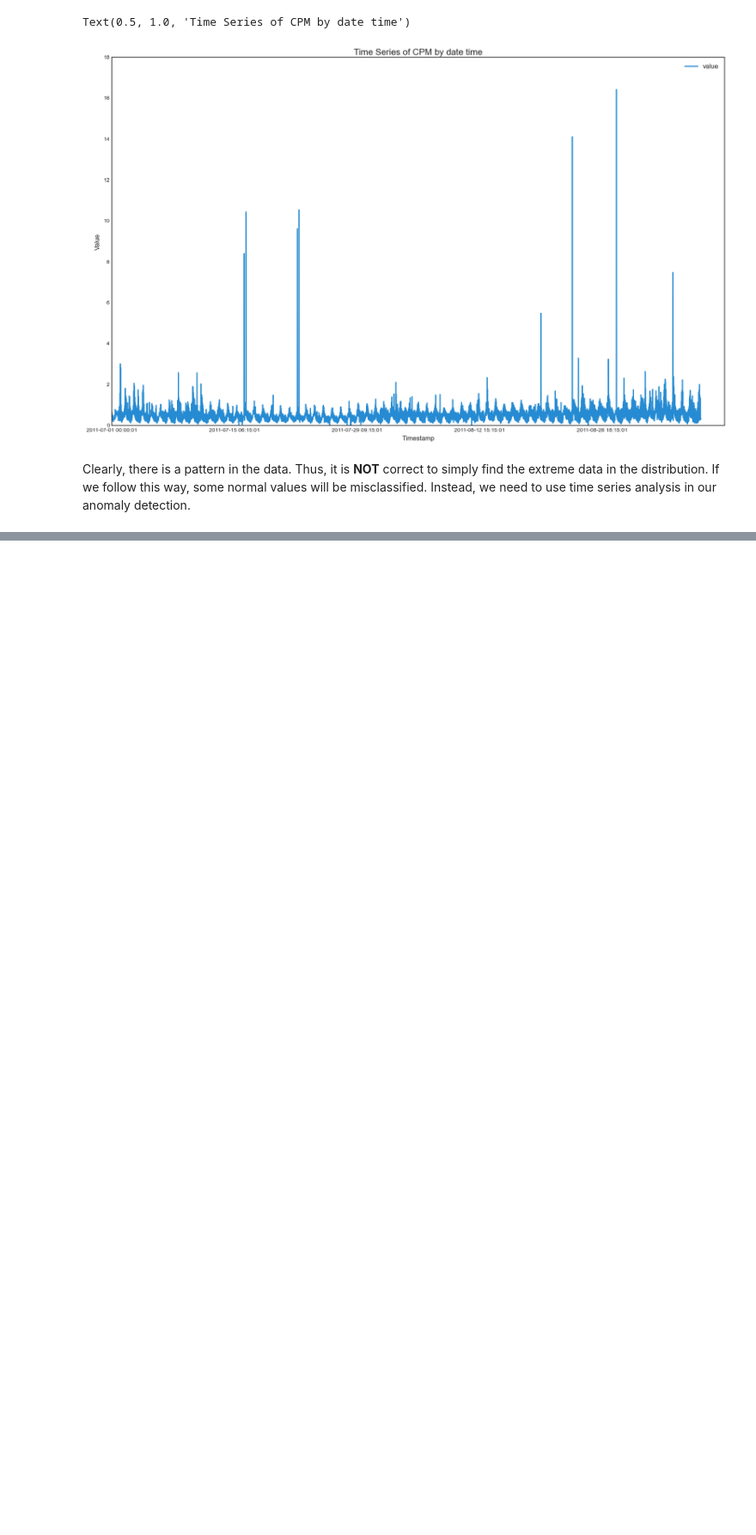
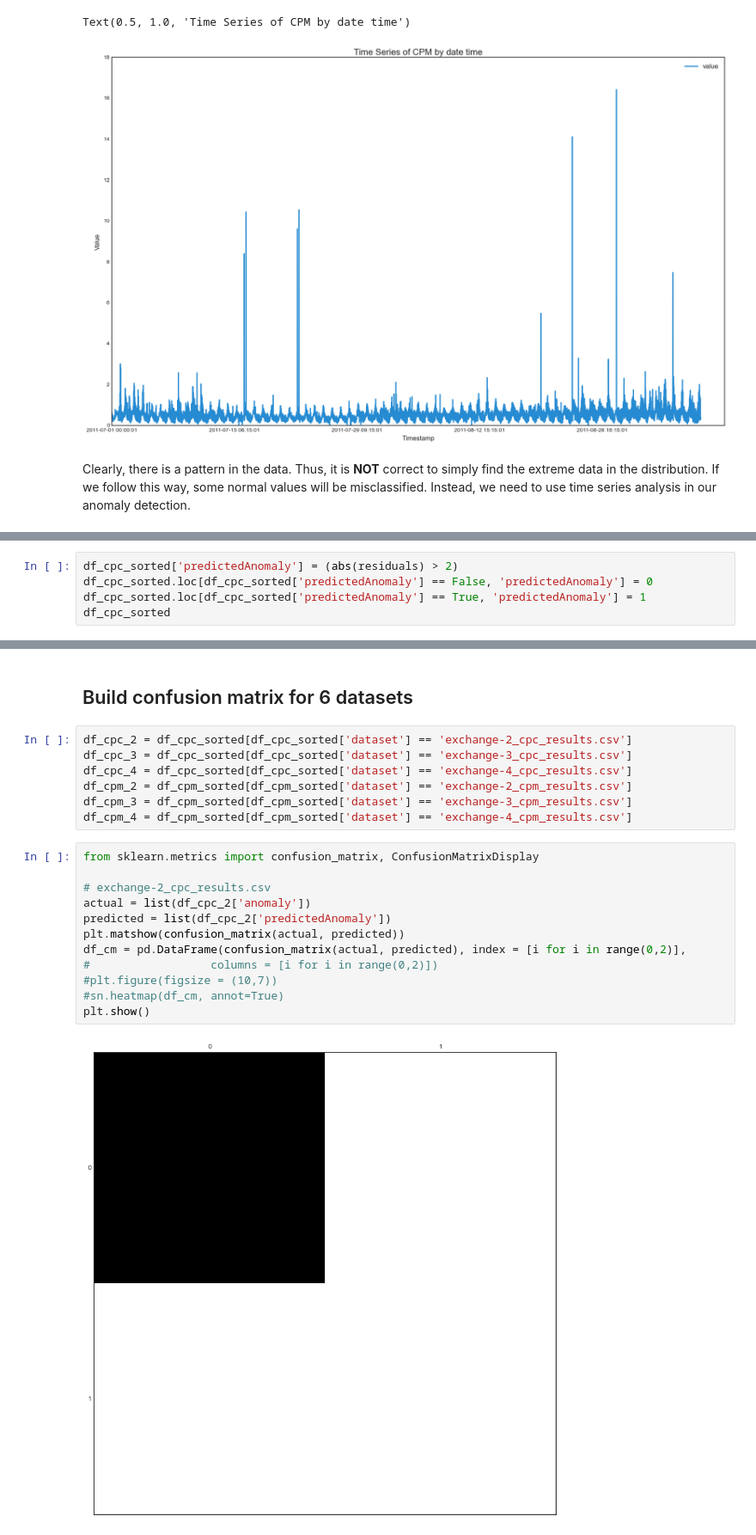
Before and after one commit to zixiaohuang9874/AnamolyDetectionMain, a Jupyter notebook: AnomalyDetectionMain.ipynb, the cells around one changed output, grey strips where cells are left out. Shown: that part at 86% size. Saved outputs shown, nothing was run; the diff lists cells and outputs as text; blank space fills up the shorter version.

Commit message:
With confusion matrices

```diff
--- a/AnomalyDetectionMain.ipynb
+++ b/AnomalyDetectionMain.ipynb
@@ -226,0 +200,5 @@ Length: 4805, dtype: float64
+# %%
+df_cpc_sorted['predictedAnomaly'] = (abs(residuals) > 2)
+df_cpc_sorted.loc[df_cpc_sorted['predictedAnomaly'] == False, 'predictedAnomaly'] = 0
+df_cpc_sorted.loc[df_cpc_sorted['predictedAnomaly'] == True, 'predictedAnomaly'] = 1
+df_cpc_sorted
@@ -288,0 +291,23 @@ df_cpc_sorted[df_cpc_sorted['anomaly'] == 1]
+# %% [markdown]
+## Build confusion matrix for 6 datasets
+# %%
+df_cpc_2 = df_cpc_sorted[df_cpc_sorted['dataset'] == 'exchange-2_cpc_results.csv']
+df_cpc_3 = df_cpc_sorted[df_cpc_sorted['dataset'] == 'exchange-3_cpc_results.csv']
+df_cpc_4 = df_cpc_sorted[df_cpc_sorted['dataset'] == 'exchange-4_cpc_results.csv']
+df_cpm_2 = df_cpm_sorted[df_cpm_sorted['dataset'] == 'exchange-2_cpm_results.csv']
+df_cpm_3 = df_cpm_sorted[df_cpm_sorted['dataset'] == 'exchange-3_cpm_results.csv']
+df_cpm_4 = df_cpm_sorted[df_cpm_sorted['dataset'] == 'exchange-4_cpm_results.csv']
+# %%
+from sklearn.metrics import confusion_matrix, ConfusionMatrixDisplay
+
+# exchange-2_cpc_results.csv
+actual = list(df_cpc_2['anomaly'])
+predicted = list(df_cpc_2['predictedAnomaly'])
+plt.matshow(confusion_matrix(actual, predicted))
+df_cm = pd.DataFrame(confusion_matrix(actual, predicted), index = [i for i in range(0,2)],
+#                  columns = [i for i in range(0,2)])
+#plt.figure(figsize = (10,7))
+#sn.heatmap(df_cm, annot=True)
+plt.show()
+# %% [output]
+[figure, added]
```
Also changed, not shown: parts of 24 cells of this notebook, 1 other file.
